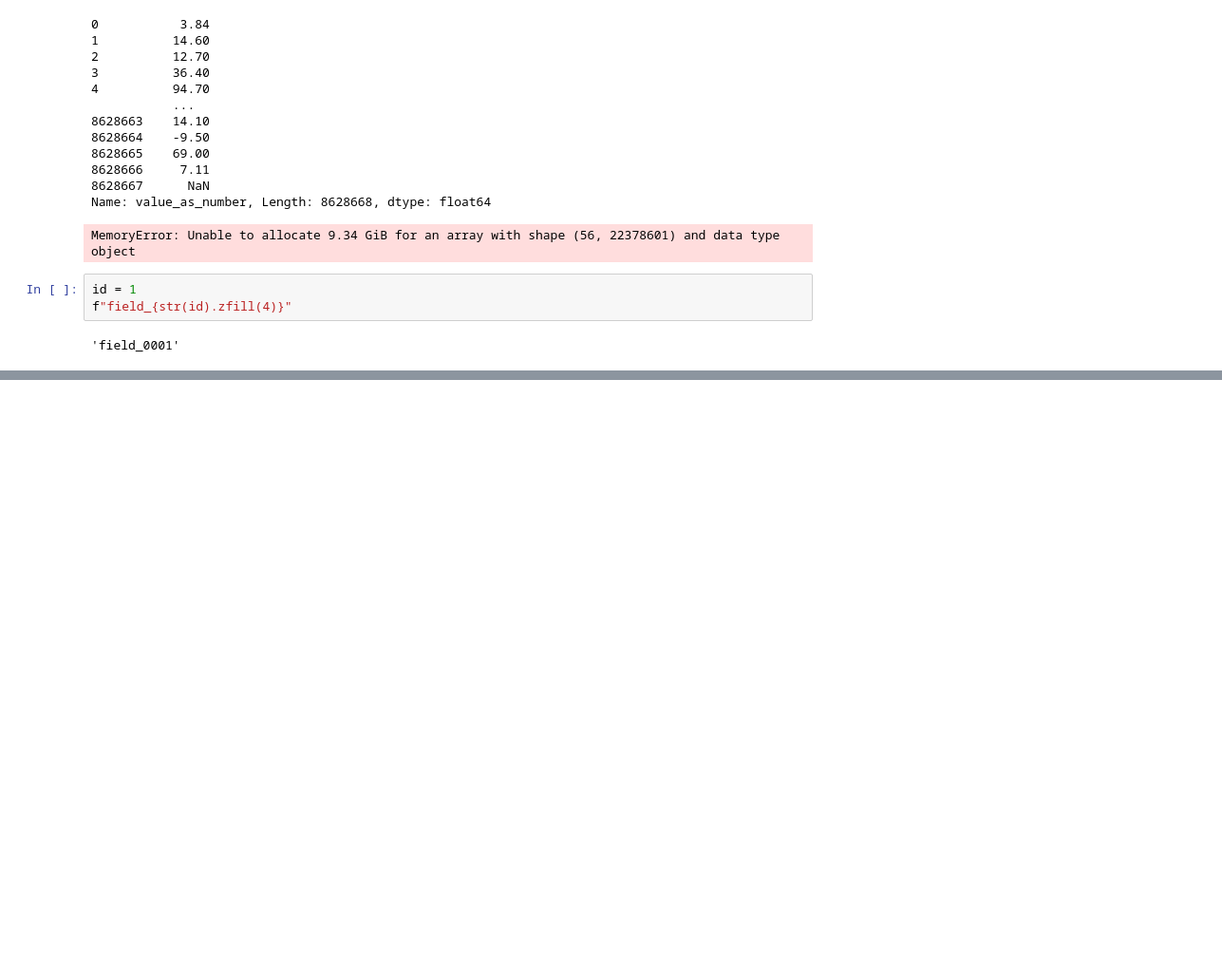
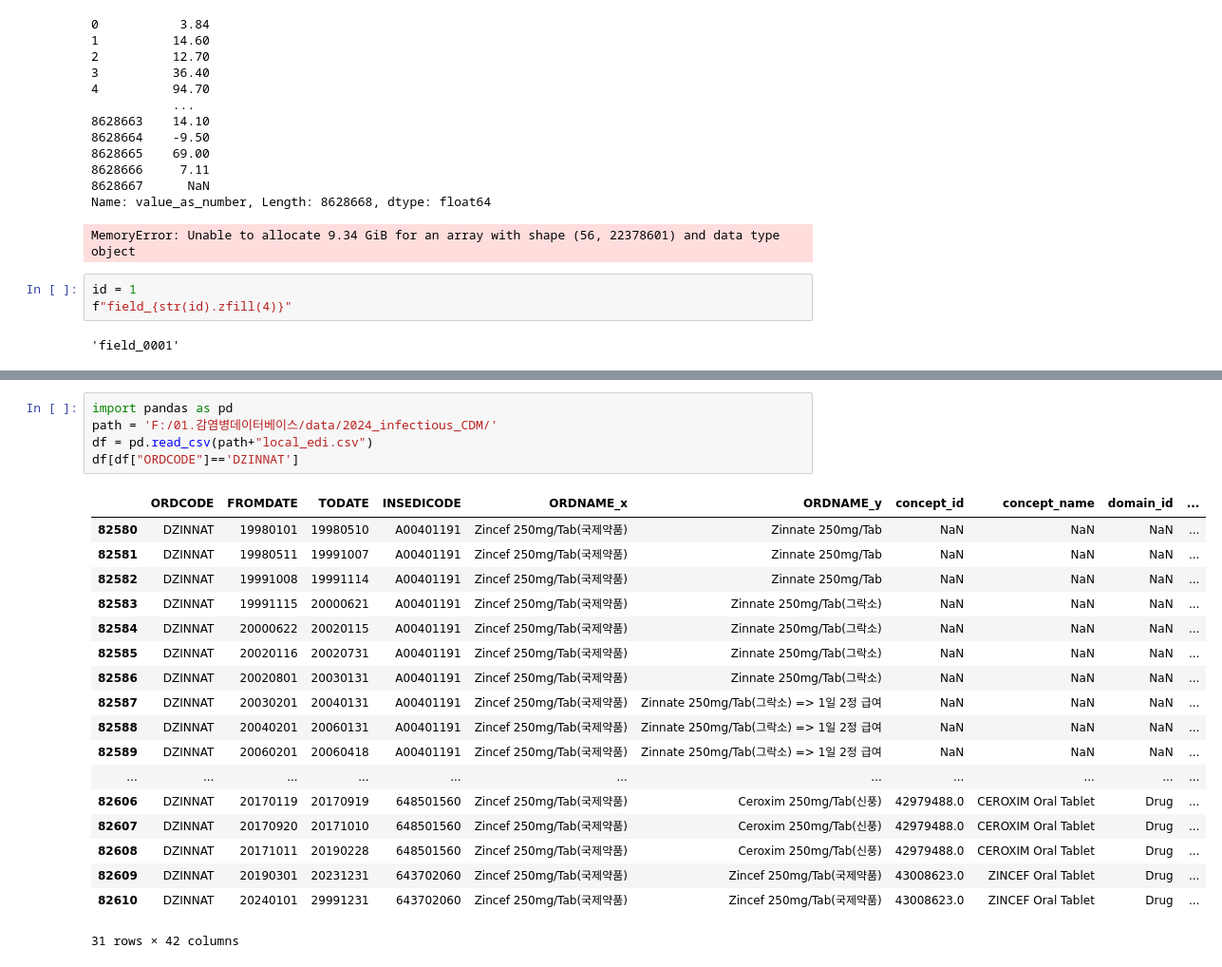
Before and after one commit to simsang1l/Infectious_CDM, a Jupyter notebook: JBUH/QC/_qc.ipynb, the cells around one changed output, grey strips where cells are left out. Shown: that part at 95% size. Saved outputs shown, nothing was run; the diff lists cells and outputs as text; blank space fills up the shorter version.

```diff
--- a/JBUH/QC/_qc.ipynb
+++ b/JBUH/QC/_qc.ipynb
@@ -349,0 +408,24 @@ f"field_{str(id).zfill(4)}"
+# %%
+import pandas as pd
+path = 'F:/01.감염병데이터베이스/data/2024_infectious_CDM/'
+df = pd.read_csv(path+"local_edi.csv")
+df[df["ORDCODE"]=='DZINNAT']
+# %% [output]
+|  | ORDCODE | FROMDATE | TODATE | INSEDICODE | ORDNAME_x | ORDNAME_y | concept_id | concept_name | domain_id | ... |
+| 82580 | DZINNAT | 19980101 | 19980510 | A00401191 | Zincef 250mg/Tab(국제약품) | Zinnate 250mg/Tab | NaN | NaN | NaN | ... |
+| 82581 | DZINNAT | 19980511 | 19991007 | A00401191 | Zincef 250mg/Tab(국제약품) | Zinnate 250mg/Tab | NaN | NaN | NaN | ... |
+| 82582 | DZINNAT | 19991008 | 19991114 | A00401191 | Zincef 250mg/Tab(국제약품) | Zinnate 250mg/Tab | NaN | NaN | NaN | ... |
+| 82583 | DZINNAT | 19991115 | 20000621 | A00401191 | Zincef 250mg/Tab(국제약품) | Zinnate 250mg/Tab(그락소) | NaN | NaN | NaN | ... |
+| 82584 | DZINNAT | 20000622 | 20020115 | A00401191 | Zincef 250mg/Tab(국제약품) | Zinnate 250mg/Tab(그락소) | NaN | NaN | NaN | ... |
+| 82585 | DZINNAT | 20020116 | 20020731 | A00401191 | Zincef 250mg/Tab(국제약품) | Zinnate 250mg/Tab(그락소) | NaN | NaN | NaN | ... |
+| 82586 | DZINNAT | 20020801 | 20030131 | A00401191 | Zincef 250mg/Tab(국제약품) | Zinnate 250mg/Tab(그락소) | NaN | NaN | NaN | ... |
+| 82587 | DZINNAT | 20030201 | 20040131 | A00401191 | Zincef 250mg/Tab(국제약품) | Zinnate 250mg/Tab(그락소) => 1일 2정 급여 | NaN | NaN | NaN | ... |
+| 82588 | DZINNAT | 20040201 | 20060131 | A00401191 | Zincef 250mg/Tab(국제약품) | Zinnate 250mg/Tab(그락소) => 1일 2정 급여 | NaN | NaN | NaN | ... |
+| 82589 | DZINNAT | 20060201 | 20060418 | A00401191 | Zincef 250mg/Tab(국제약품) | Zinnate 250mg/Tab(그락소) => 1일 2정 급여 | NaN | NaN | NaN | ... |
+| ... | ... | ... | ... | ... | ... | ... | ... | ... | ... | ... |
+| 82606 | DZINNAT | 20170119 | 20170919 | 648501560 | Zincef 250mg/Tab(국제약품) | Ceroxim 250mg/Tab(신풍) | 42979488.0 | CEROXIM Oral Tablet | Drug | ... |
+| 82607 | DZINNAT | 20170920 | 20171010 | 648501560 | Zincef 250mg/Tab(국제약품) | Ceroxim 250mg/Tab(신풍) | 42979488.0 | CEROXIM Oral Tablet | Drug | ... |
+| 82608 | DZINNAT | 20171011 | 20190228 | 648501560 | Zincef 250mg/Tab(국제약품) | Ceroxim 250mg/Tab(신풍) | 42979488.0 | CEROXIM Oral Tablet | Drug | ... |
+| 82609 | DZINNAT | 20190301 | 20231231 | 643702060 | Zincef 250mg/Tab(국제약품) | Zincef 250mg/Tab(국제약품) | 43008623.0 | ZINCEF Oral Tablet | Drug | ... |
+| 82610 | DZINNAT | 20240101 | 29991231 | 643702060 | Zincef 250mg/Tab(국제약품) | Zincef 250mg/Tab(국제약품) | 43008623.0 | ZINCEF Oral Tablet | Drug | ... |
+31 rows × 42 columns
```
Also changed, not shown: parts of 5 cells of this notebook, 8 other files.
